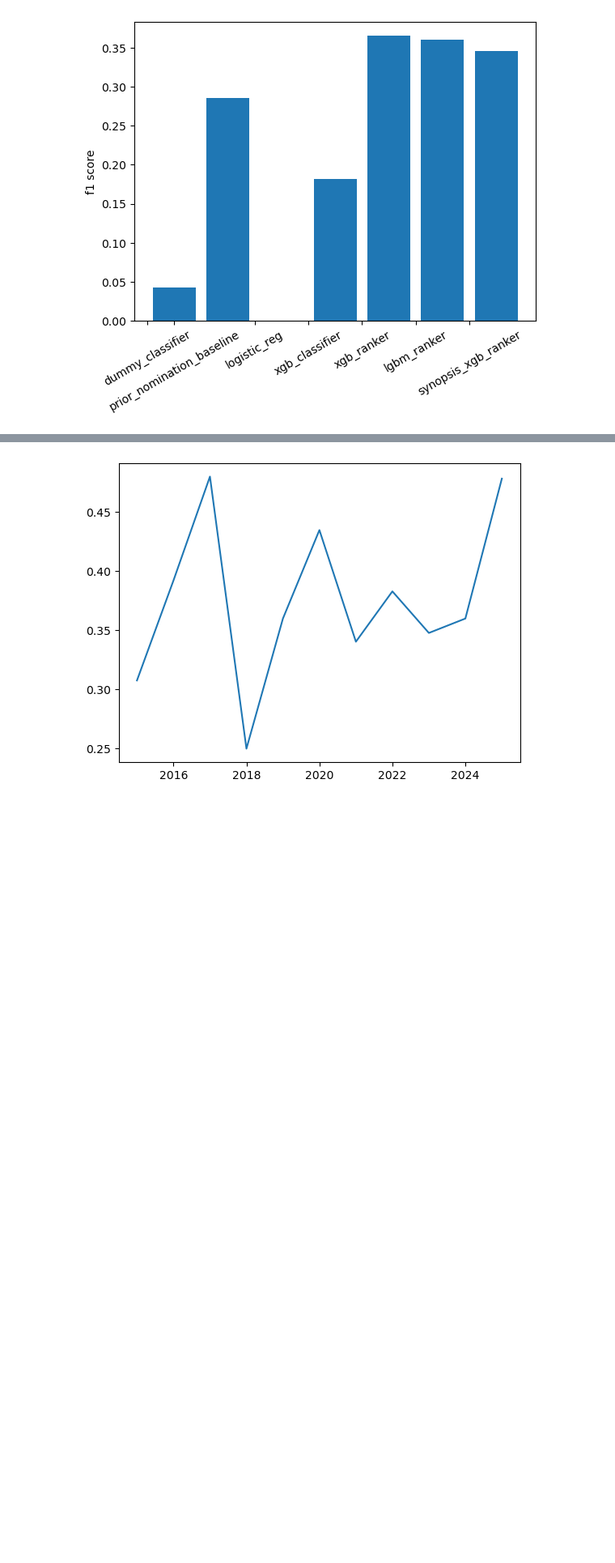
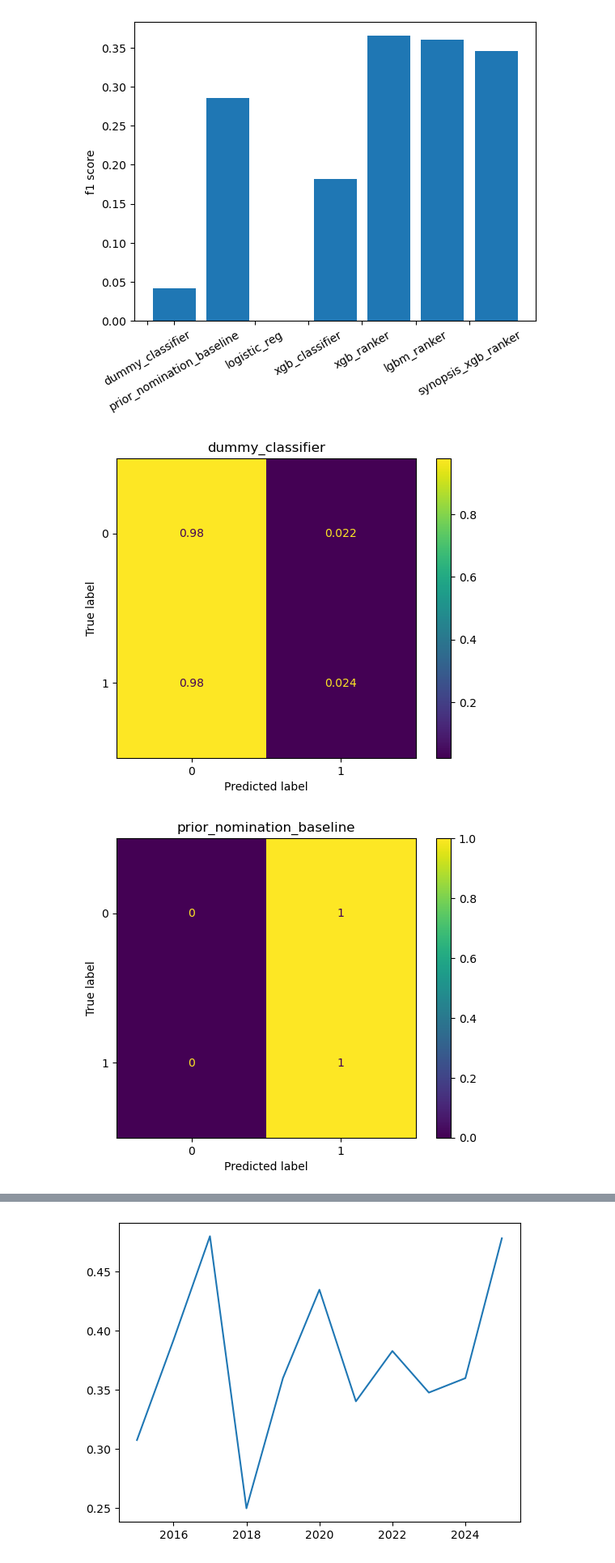
Before and after one commit to Erdos-Projects/summer26-nomination-worthy-books, a Jupyter notebook: CLEAN-REPO/results/model_evaluation_comparison.ipynb, the cells around one changed output, grey strips where cells are left out. Shown at 81% size. Drawn from its saved outputs; the diff is of its cells as text; code cells hidden in the pictures; blank space fills up the shorter version.

Commit message:
made some bar plots in evaluation comparison prettier

```diff
--- a/CLEAN-REPO/results/model_evaluation_comparison.ipynb
+++ b/CLEAN-REPO/results/model_evaluation_comparison.ipynb
@@ -429,7 +429,7 @@ dropna_results['dummy_classifier'] = {
     'f1_score': f1_score(y_true, dummy_pred2),
     'precision': precision_score(y_true, dummy_pred2),
     'recall': recall_score(y_true, dummy_pred2),
-    'cm' : confusion_matrix(y_true, dummy_pred2)
+    'cm' : confusion_matrix(y_true, dummy_pred2, normalize='true')
     # add more
 }
 
@@ -441,7 +441,7 @@ dropna_results['prior_nomination_baseline'] = {
     'f1_score': f1_score(y_true, nom_pred2),
     'precision': precision_score(y_true, nom_pred2),
     'recall': recall_score(y_true, nom_pred2),
-    'cm' : confusion_matrix(y_true, nom_pred2)
+    'cm' : confusion_matrix(y_true, nom_pred2, normalize='true')
     # add more
 }
 
@@ -465,7 +465,7 @@ dropna_results['logistic_reg'] = {
     'f1_score': f1_score(y_true, logistic_pred),
     'precision': precision_score(y_true, logistic_pred),
     'recall': recall_score(y_true, logistic_pred),
-    'cm' : confusion_matrix(y_true, logistic_pred)
+    'cm' : confusion_matrix(y_true, logistic_pred, normalize='true')
     # add more
 }
 
@@ -484,7 +484,7 @@ dropna_results['xgb_classifier'] = {
     'f1_score': f1_score(y_true, xgb_predict),
     'precision': precision_score(y_true, xgb_predict),
     'recall': recall_score(y_true, xgb_predict),
-    'cm' : confusion_matrix(y_true, xgb_predict)
+    'cm' : confusion_matrix(y_true, xgb_predict, normalize='true')
     # add more
 }
 
@@ -525,7 +525,7 @@ dropna_results['xgb_ranker'] = {
     'precision@10': precision_score(y_true, top10),
     'precision@15': precision_score(y_true, top15),
     'precision@20': precision_score(y_true, top20),
-    'cm' : confusion_matrix(y_true, topk)
+    'cm' : confusion_matrix(y_true, topk, normalize='true')
     # add more
 }
 
@@ -567,7 +567,7 @@ dropna_results['lgbm_ranker'] = {
     'ndcg@10': mean_ndcg_at_k(test_set2, 'lgb_rank_score', 10),
     'ndcg@15': mean_ndcg_at_k(test_set2, 'lgb_rank_score', 15),
     'ndcg@20': mean_ndcg_at_k(test_set2, 'lgb_rank_score', 20),
-    'cm' : confusion_matrix(y_true, topk)
+    'cm' : confusion_matrix(y_true, topk, normalize='true')
     # add more
 }
 
@@ -611,7 +611,7 @@ dropna_results['synopsis_xgb_ranker'] = {
     'precision@10': precision_score(y_true, top10),
     'precision@15': precision_score(y_true, top15),
     'precision@20': precision_score(y_true, top20),
-    'cm' : confusion_matrix(y_true, topk)
+    'cm' : confusion_matrix(y_true, topk, normalize='true')
     # add more if need
 }
 # %%
@@ -624,5 +624,11 @@ plt.show()
 # %%
 from sklearn.metrics import ConfusionMatrixDisplay
 
-for model in dropna_results.values():
-    ConfusionMatrixDisplay(cm, )
+for model in dropna_results:
+    ConfusionMatrixDisplay(dropna_results[model]['cm']).plot()
+    plt.title(model)
+
+    plt.show()
+# %% [output]
+[figure, added]
+[figure, added]
```
Also changed, not shown: parts of 1 cell of this notebook, 1 other file.
